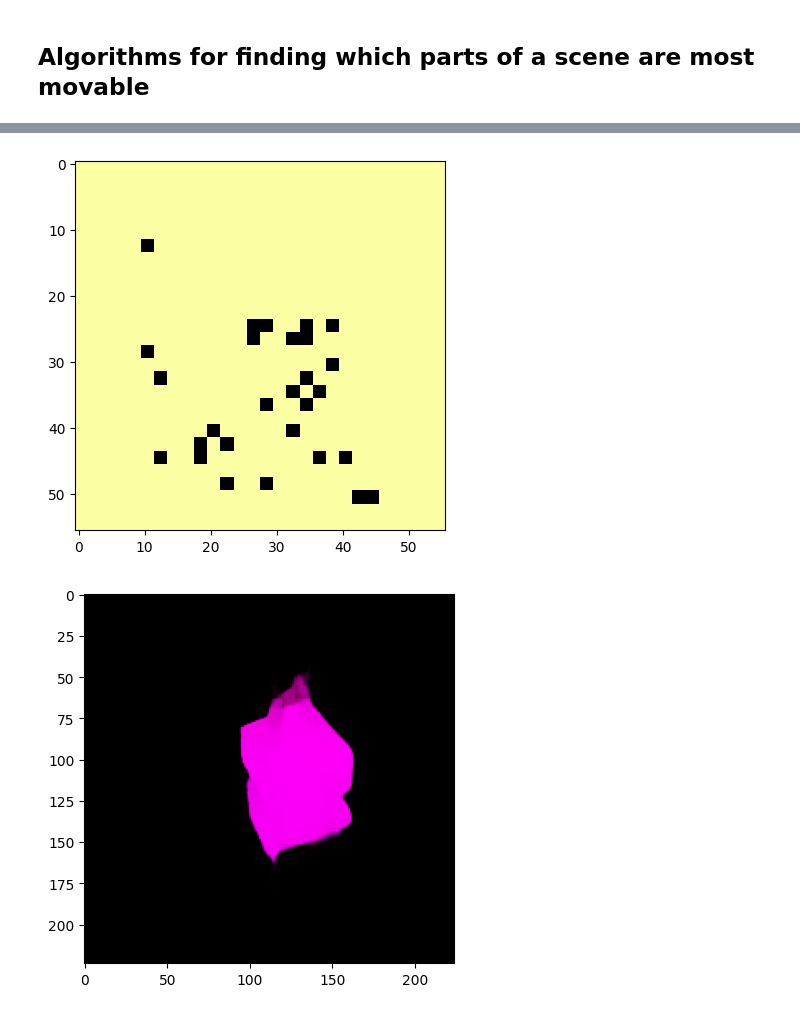
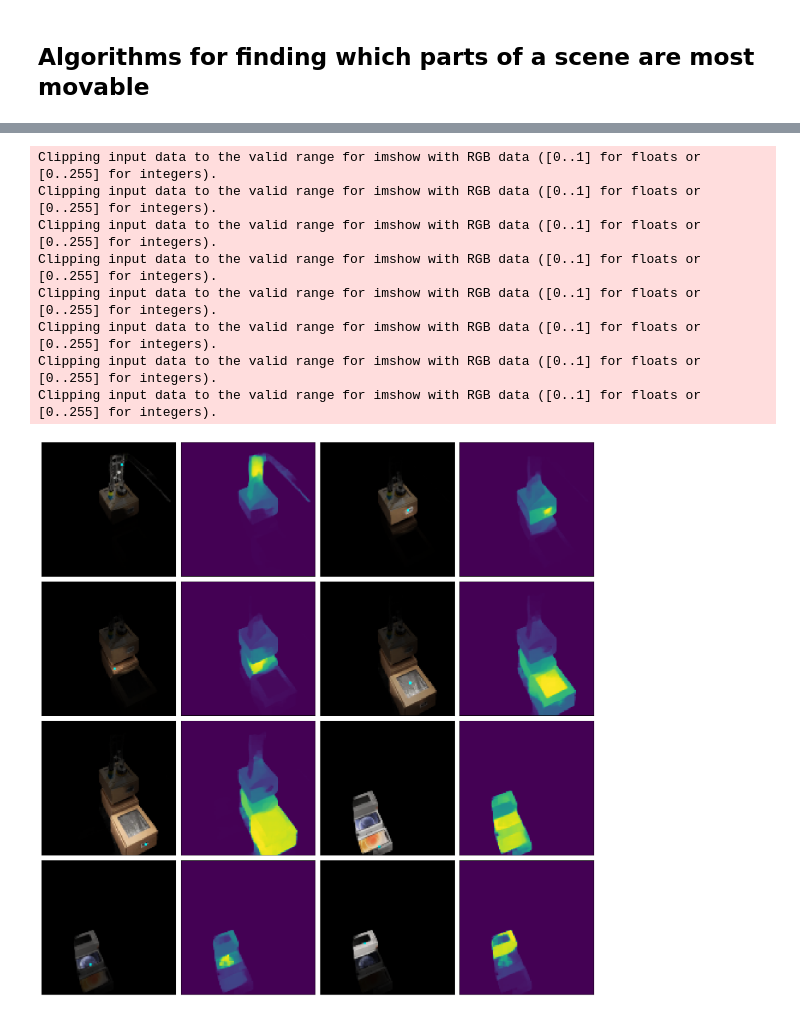
Before and after one commit to neuroailab/CounterfactualWorldModels, a Jupyter notebook: demo/MovabilityAndPlanning.ipynb, the cells around one changed output, grey strips where cells are left out. Saved outputs shown, nothing was run; the diff lists cells and outputs as text; code cells hidden in the pictures.

```diff
--- a/demo/MovabilityAndPlanning.ipynb
+++ b/demo/MovabilityAndPlanning.ipynb
@@ -282,9 +380,13 @@ Clipping input data to the valid range for imshow with RGB data ([0..1] for floa
 # %%
+'''
+Use interactive visualizer to inspect the flow samples
+'''
+
 %matplotlib notebook
 import cwm.interface as interface
 
 ## choose which predictor to use
-PsiInterface = PsiH # head motion conditioned
+PsiInterface = PsiM # head motion conditioned
 # PsiInterface = Psi # non-head motion conditioned
 
 ## can filter flow samples based on certain criteria
@@ -301,15 +403,9 @@ PsiInterface.set_flow_sample_filter(filter_params)
 print(PsiInterface.flow_sample_filter)
 
 docstr = '''
-Create motion counterfactuals.
+Inspect the counterfactual motions sampled above.
 
-> click: place an active patch that will move by some integer number of patch widths
-> right (or Command)-click: place a passive patch that will remain fixed in place
-> CTRL or F-click: run the motion counterfactual with selected patches. Motion vector will be chosen randomly
-> B-click: run S=sample_batch_size motion counterfactuals with random or preset_shifts directions
 > X-click: compute the covariance matrix of collected flow samples and display its row (image) at the clicked point
-> hold-D and drag: set the direction of the motion counterfactual; active patches will change color to indicate this
-> SHIFT-click: reset the chosen patches
 '''
 
 print(docstr)
@@ -317,11 +413,12 @@ print(docstr)
 preset_shifts = [[2, 0], [0, 2], [-2, 0], [0, -2], [2, 2], [-2, -2], [2, -2], [-2, 2]]
 # preset_shifts = None
 
-fig, axes = plt.subplots(2, 2, figsize=(8,8))
+fig, axes = plt.subplots(1, 2, figsize=(8,4))
 I = interface.CounterfactualPredictionInterface(
     axes=axes,
     G=PsiInterface, # masked predictor wrapper with a method for predictinf flow
     x=x, # your image
+    initial_flow_samples=torch.cat(PsiM.flow_samples_per_iter, -1), # to interactively compute flows, comment out
     device=x.device, # where to run it
     active_color=[0, 1, 0], # what color to show active patches as when motion counterfactual direction is unset
     passive_color=[1, 0, 0], # what color to show passive (static) patches as
@@ -332,7 +429,7 @@ I = interface.CounterfactualPredictionInterface(
     max_samples_per_batch=4, # batch size for motion motion counterfactuals
     static_head_motion=True, # whether head motion will be assumed to be zero
     covmat_downsample=2, # how much to downsample flow samples when computing covariance matrix
-    click_patch_width=1 # select clumps of patches at once with width C
+    click_patch_width=2 # select clumps of patches at once with width C
 )
 # %% [output]
 filtering by ['patch_magnitude', 'flow_area', 'num_corners']
@@ -420,6 +446,21 @@ Clipping input data to the valid range for imshow with RGB data ([0..1] for floa
-# %%
-PsiInterface.maskshow(actives.amin(-1), t=1)
-PsiInterface.flowshow(fs[...,2])
-# %% [output]
-[figure, removed]
-[figure, removed]
+# %%
+'''
+Plot the motion covariance maps of the points picked using the visualizer above
+
+These maps show what else tends to move (on average) when the indexed point is moving.
+
+Specific directions of motion may move more or less of the scene.
+'''
+
+%matplotlib inline
+points = I.visualize_correlogram(num_points=8, power=4, overlay=True, marker_color=[0,1,1])
+# %% [output]
+Clipping input data to the valid range for imshow with RGB data ([0..1] for floats or [0..255] for integers).
+Clipping input data to the valid range for imshow with RGB data ([0..1] for floats or [0..255] for integers).
+Clipping input data to the valid range for imshow with RGB data ([0..1] for floats or [0..255] for integers).
+Clipping input data to the valid range for imshow with RGB data ([0..1] for floats or [0..255] for integers).
+Clipping input data to the valid range for imshow with RGB data ([0..1] for floats or [0..255] for integers).
+Clipping input data to the valid range for imshow with RGB data ([0..1] for floats or [0..255] for integers).
+Clipping input data to the valid range for imshow with RGB data ([0..1] for floats or [0..255] for integers).
+Clipping input data to the valid range for imshow with RGB data ([0..1] for floats or [0..255] for integers).
+[figure, added]
```
Also changed, not shown: parts of 15 cells of this notebook, 6 other files.
